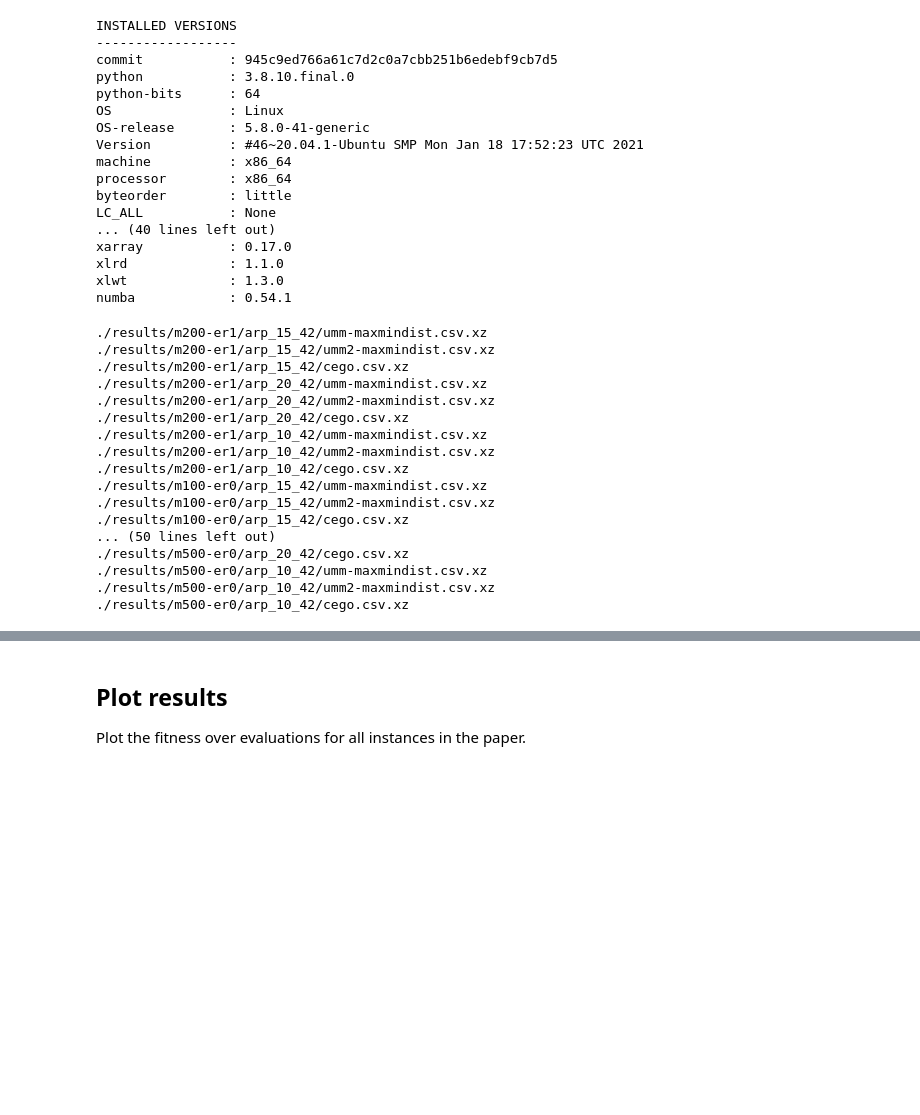
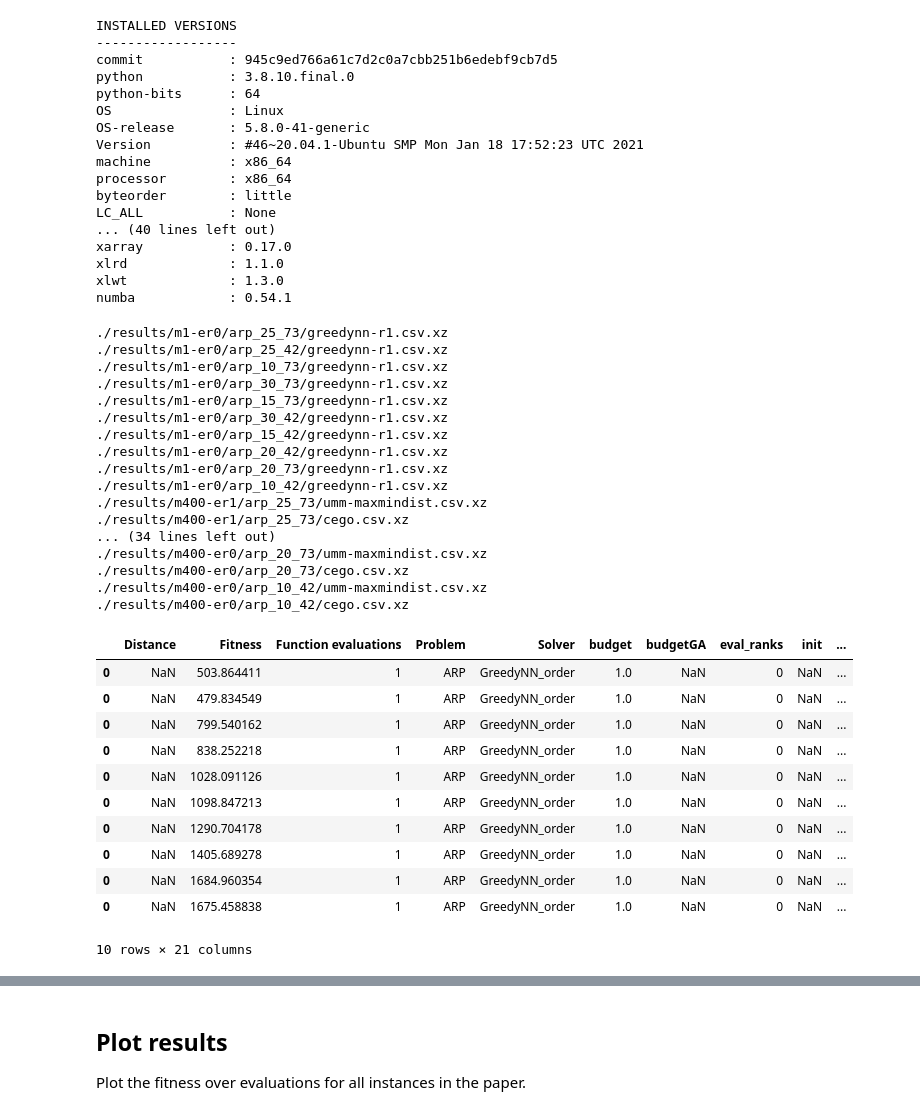
Before and after one commit to MLopez-Ibanez/AsteroidRoutingProblem, a Jupyter notebook: 4-analysis.ipynb, the cells around one changed output, grey strips where cells are left out. Saved outputs shown, nothing was run; the diff lists cells and outputs as text; code cells hidden in the pictures; blank space fills up the shorter version.

```diff
--- a/4-analysis.ipynb
+++ b/4-analysis.ipynb
@@ -71,8 +71,8 @@ def read_alldata(pat="./results/**/*.csv.xz"):
             tmp['Solver'] += "_order"
         elif "-er1" in filename:
             tmp['Solver'] += "_rank"
-        tmp['Solver'] += '_'
-        tmp['Solver'] += tmp.budget.astype(str)
+        #tmp['Solver'] += '_'
+        #tmp['Solver'] += tmp.budget.astype(str)
         lis.append(tmp)
     df = pd.concat(lis, sort = True)
     # Fix instance names
@@ -83,6 +83,8 @@ def read_alldata(pat="./results/**/*.csv.xz"):
     return df
 
 def check_runs(df, nruns):
+    # Some algorithms only have 1 run
+    df = df[~df.Solver.str.startswith("GreedyNN")]
     df2 = df.groupby(['Solver', 'instance','Distance',"eval_ranks","budget","Function evaluations"])['seed'].sum()
     totalruns = np.arange(1, nruns + 1).sum()
     assert (df2 == totalruns).all(),f"{df2[df2 != totalruns]}"
@@ -90,54 +92,66 @@ def check_runs(df, nruns):
 
 # If runs were terminated after different number of evaluations,
 # use only the evaluations reached in all runs to avoid misleading mean and variance.
 def filter_unequal_budget(df, budget):
     groups = ['Solver','instance','eval_ranks','Distance']
     df_max_evals = df[df.Solver.str.startswith("CEGO")].groupby(groups + ['seed'])['Function evaluations'].max()
     df_max_evals = df_max_evals.groupby(groups).min()
     for index,row  in df_max_evals.reset_index().iterrows():
         if row['Function evaluations'] == budget: continue
         before = df.shape[0]
         # FIXME: How to do this in a shorter manner?
         df = df[~((df.Solver == row.Solver) & (df.instance == row.instance) & (df.eval_ranks == row.eval_ranks) & (df.Distance == row.Distance) & (df['Function evaluations'] > row['Function evaluations']))]
         print(f"Removed {before - df.shape[0]} rows for Solver={row.Solver} instance={row.instance} eval_ranks={row.eval_ranks} Distance={row.Distance}")
     return df
 
 df = read_alldata()
 # This is only for synthetic LOPs
 #df['Uniformity'] = df.instance.str.extract(r'phi=(.+)$').astype(float)
 # These are the instances used in the paper
-sel_insts = ['lop/IO/N-t59d11xx' ,'lop/IO/N-t59b11xx' ,'lop/SGB/N-sgb75.01' ,'lop/SGB/N-sgb75.02',
-             'lop/RandB/N-p40-01','lop/RandB/N-p40-02' ,'lop/RandB/N-p50-02', 'lop/RandB/N-p50-01',
-             'pfsp_cmax/rec05.txt','pfsp_cmax/rec13.txt', 'pfsp_cmax/rec19.txt',  'pfsp_cmax/rec31.txt']
-sel_insts = None
+sel_insts = []
 if sel_insts:
     df = df[(mask) & (df.instance.isin(sel_insts))]
 else:
     sel_insts = np.sort(df.instance.unique())
 nruns = 5
 df = filter_unequal_budget(df, 1000)
+df['budget'].fillna(1,inplace=True)
+df['seed'].fillna(1,inplace=True)
 df = df.sort_values(['Problem', 'instance', 'Solver', 'eval_ranks', 'budget','seed','Function evaluations'])
 df['Best-so-far fitness'] = df.groupby(['Problem', 'instance','Solver', 'eval_ranks', 'budget','seed'])['Fitness'].cummin()
 # Checks that make sure we have the correct number of runs
 check_runs(df, nruns)
+#df[df.Solver.str.startswith("GreedyNN")]
 # %% [output]
-./results/m200-er1/arp_15_42/umm-maxmindist.csv.xz
-./results/m200-er1/arp_15_42/umm2-maxmindist.csv.xz
-./results/m200-er1/arp_15_42/cego.csv.xz
-./results/m200-er1/arp_20_42/umm-maxmindist.csv.xz
-./results/m200-er1/arp_20_42/umm2-maxmindist.csv.xz
-./results/m200-er1/arp_20_42/cego.csv.xz
-./results/m200-er1/arp_10_42/umm-maxmindist.csv.xz
-./results/m200-er1/arp_10_42/umm2-maxmindist.csv.xz
-./results/m200-er1/arp_10_42/cego.csv.xz
-./results/m100-er0/arp_15_42/umm-maxmindist.csv.xz
-./results/m100-er0/arp_15_42/umm2-maxmindist.csv.xz
-./results/m100-er0/arp_15_42/cego.csv.xz
-... (50 lines left out)
-./results/m500-er0/arp_20_42/cego.csv.xz
-./results/m500-er0/arp_10_42/umm-maxmindist.csv.xz
-./results/m500-er0/arp_10_42/umm2-maxmindist.csv.xz
-./results/m500-er0/arp_10_42/cego.csv.xz
+./results/m1-er0/arp_25_73/greedynn-r1.csv.xz
+./results/m1-er0/arp_25_42/greedynn-r1.csv.xz
+./results/m1-er0/arp_10_73/greedynn-r1.csv.xz
+./results/m1-er0/arp_30_73/greedynn-r1.csv.xz
+./results/m1-er0/arp_15_73/greedynn-r1.csv.xz
+./results/m1-er0/arp_30_42/greedynn-r1.csv.xz
+./results/m1-er0/arp_15_42/greedynn-r1.csv.xz
+./results/m1-er0/arp_20_42/greedynn-r1.csv.xz
+./results/m1-er0/arp_20_73/greedynn-r1.csv.xz
+./results/m1-er0/arp_10_42/greedynn-r1.csv.xz
+./results/m400-er1/arp_25_73/umm-maxmindist.csv.xz
+./results/m400-er1/arp_25_73/cego.csv.xz
+... (34 lines left out)
+./results/m400-er0/arp_20_73/umm-maxmindist.csv.xz
+./results/m400-er0/arp_20_73/cego.csv.xz
+./results/m400-er0/arp_10_42/umm-maxmindist.csv.xz
+./results/m400-er0/arp_10_42/cego.csv.xz
+|  | Distance | Fitness | Function evaluations | Problem | Solver | budget | budgetGA | eval_ranks | init | ... |
+| 0 | NaN | 503.864411 | 1 | ARP | GreedyNN_order | 1.0 | NaN | 0 | NaN | ... |
+| 0 | NaN | 479.834549 | 1 | ARP | GreedyNN_order | 1.0 | NaN | 0 | NaN | ... |
+| 0 | NaN | 799.540162 | 1 | ARP | GreedyNN_order | 1.0 | NaN | 0 | NaN | ... |
+| 0 | NaN | 838.252218 | 1 | ARP | GreedyNN_order | 1.0 | NaN | 0 | NaN | ... |
+| 0 | NaN | 1028.091126 | 1 | ARP | GreedyNN_order | 1.0 | NaN | 0 | NaN | ... |
+| 0 | NaN | 1098.847213 | 1 | ARP | GreedyNN_order | 1.0 | NaN | 0 | NaN | ... |
+| 0 | NaN | 1290.704178 | 1 | ARP | GreedyNN_order | 1.0 | NaN | 0 | NaN | ... |
+| 0 | NaN | 1405.689278 | 1 | ARP | GreedyNN_order | 1.0 | NaN | 0 | NaN | ... |
+| 0 | NaN | 1684.960354 | 1 | ARP | GreedyNN_order | 1.0 | NaN | 0 | NaN | ... |
+| 0 | NaN | 1675.458838 | 1 | ARP | GreedyNN_order | 1.0 | NaN | 0 | NaN | ... |
+10 rows × 21 columns
 # %%
 df
 # %% [output]
```
Also changed, not shown: parts of 6 cells of this notebook, 15 other files.
